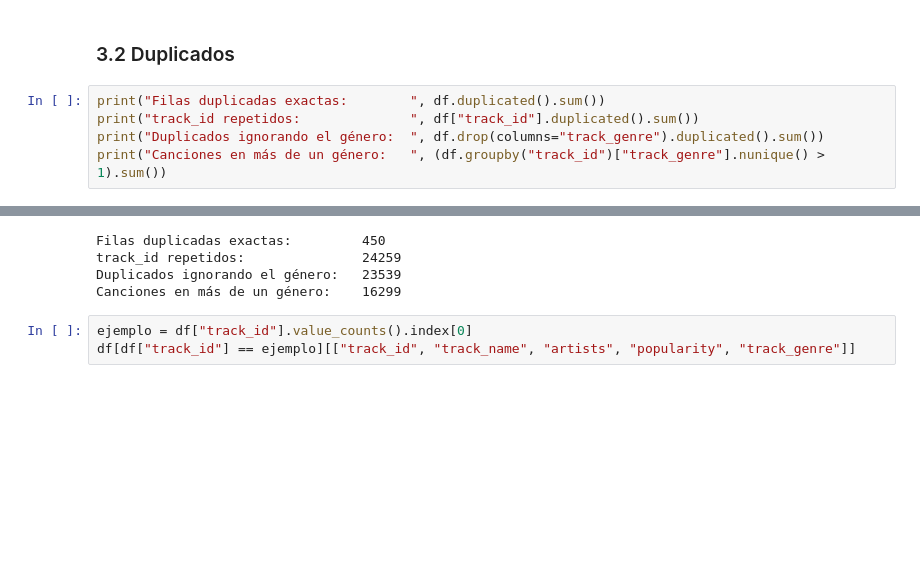
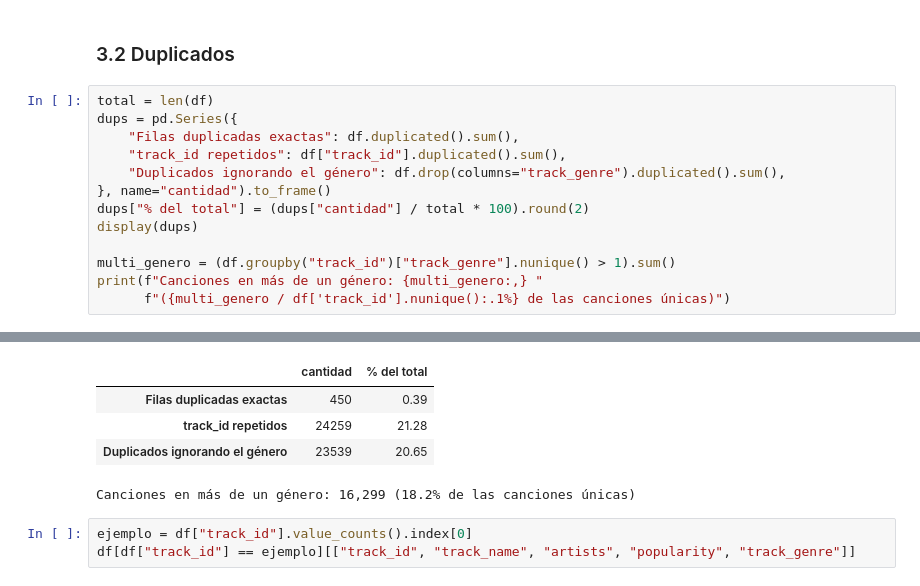
Before and after one commit to felipeangel321/Evaluacion2_machine_learning, a Jupyter notebook: notebooks/01_eda_analisis_exploratorio.ipynb, the cells around one changed output, grey strips where cells are left out. Drawn from its saved outputs; the diff is of its cells as text; blank space fills up the shorter version.

```diff
--- a/notebooks/01_eda_analisis_exploratorio.ipynb
+++ b/notebooks/01_eda_analisis_exploratorio.ipynb
@@ -119,8 +119,16 @@ Solo **1 fila** tiene nulos (sin artista, álbum ni nombre). Se puede eliminar s
 # %% [markdown]
 ### 3.2 Duplicados
 # %%
-print("Filas duplicadas exactas:        ", df.duplicated().sum())
-print("track_id repetidos:              ", df["track_id"].duplicated().sum())
-print("Duplicados ignorando el género:  ", df.drop(columns="track_genre").duplicated().sum())
-print("Canciones en más de un género:   ", (df.groupby("track_id")["track_genre"].nunique() > 1).sum())
+total = len(df)
+dups = pd.Series({
+    "Filas duplicadas exactas": df.duplicated().sum(),
+    "track_id repetidos": df["track_id"].duplicated().sum(),
+    "Duplicados ignorando el género": df.drop(columns="track_genre").duplicated().sum(),
+}, name="cantidad").to_frame()
+dups["% del total"] = (dups["cantidad"] / total * 100).round(2)
+display(dups)
+
+multi_genero = (df.groupby("track_id")["track_genre"].nunique() > 1).sum()
+print(f"Canciones en más de un género: {multi_genero:,} "
+      f"({multi_genero / df['track_id'].nunique():.1%} de las canciones únicas)")
 # %% [output]
@@ -127,7 +136,8 @@ print("Canciones en más de un género:   ", (df.groupby("track_id")["track_genr
+|  | cantidad | % del total |
+| Filas duplicadas exactas | 450 | 0.39 |
+| track_id repetidos | 24259 | 21.28 |
+| Duplicados ignorando el género | 23539 | 20.65 |
-Filas duplicadas exactas:         450
-track_id repetidos:               24259
-Duplicados ignorando el género:   23539
-Canciones en más de un género:    16299
+Canciones en más de un género: 16,299 (18.2% de las canciones únicas)
 # %%
 ejemplo = df["track_id"].value_counts().index[0]
 df[df["track_id"] == ejemplo][["track_id", "track_name", "artists", "popularity", "track_genre"]]
```
Also changed, not shown: parts of 11 cells of this notebook, 4 other files.
